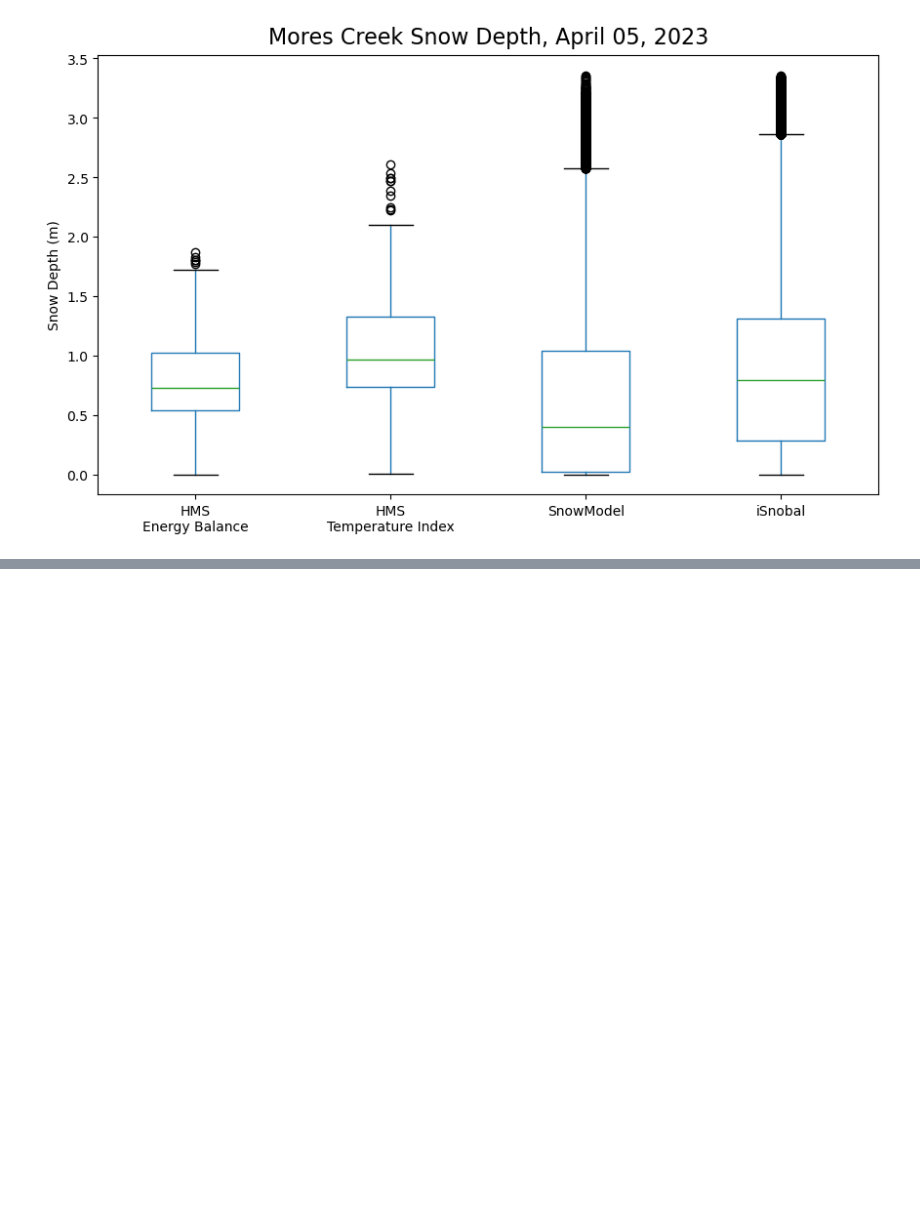
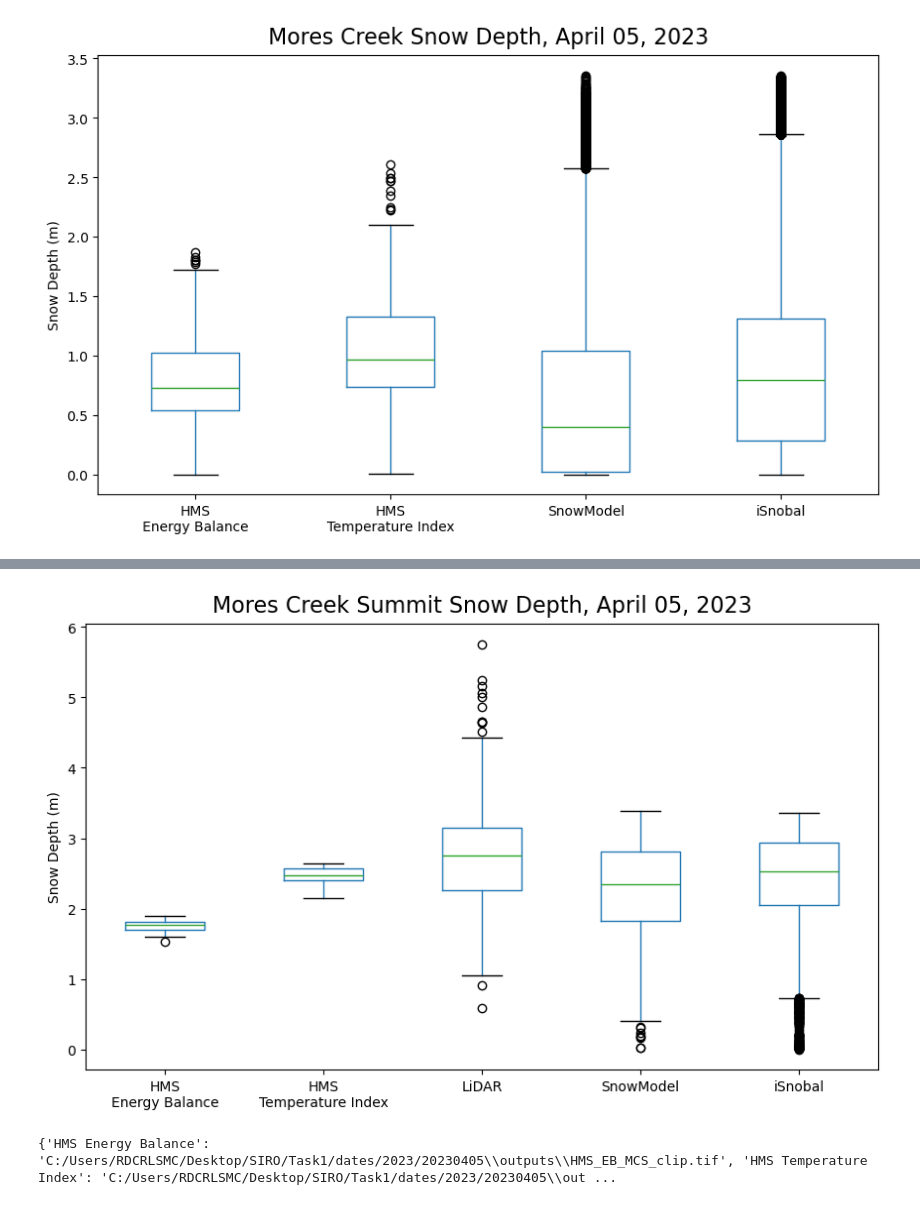
Before and after one commit to naniciafone/SIRO, a Jupyter notebook: notebooks/Model_compare.ipynb, the cells around one changed output, grey strips where cells are left out. Saved outputs shown, nothing was run; the diff lists cells and outputs as text; code cells hidden in the pictures; blank space fills up the shorter version.

```diff
--- a/notebooks/Model_compare.ipynb
+++ b/notebooks/Model_compare.ipynb
@@ -235,0 +338,60 @@ plt.show()
+# %%
+dfs = []
+
+for model, raster_list in rasters.items():
+    for raster in raster_list:
+        with rasterio.open(raster) as src:
+            data = src.read(1, masked=True)
+            mask = (data == -9999)
+            data_masked = np.ma.array(data, mask=mask)  # mask nodata
+            flattened = data_masked.compressed()
+
+        # convert to DataFrame
+            df = pd.DataFrame({
+            "Model": model,        # this column will store model names
+            "value": flattened     # this column stores raster values
+        })
+        dfs.append(df)
+
+all_data = pd.concat(dfs, ignore_index=True)
+# %%
+fig, ax = plt.subplots(figsize=(10, 6))
+
+# Suppose your DataFrame has a column "Model" with long names
+all_data.boxplot(column="value", by="Model", ax=ax, grid=False)
+
+# Remove pandas' default title
+ax.set_title("")
+
+# Create multi-line labels by inserting '\n'
+labels = [label.get_text() for label in ax.get_xticklabels()]
+new_labels = []
+for lbl in labels:
+    if len(lbl) > 12:  # arbitrarily split long labels
+        # split in half
+        mid = len(lbl) // 2
+        # find nearest space to split
+        space_idx = lbl.rfind(" ", 0, mid)
+        if space_idx == -1:
+            space_idx = mid
+        lbl = lbl[:space_idx] + "\n" + lbl[space_idx:].strip()
+    new_labels.append(lbl)
+
+ax.set_xticklabels(new_labels)
+
+# Figure-level title
+fig.suptitle(f"Mores Creek Summit Snow Depth, {date_obj.strftime('%B %d, %Y')}", fontsize=16, y=0.95)
+
+ax.set_ylabel("Snow Depth (m)")
+ax.set_xlabel("")
+
+#plt.tight_layout(rect=[0, 0, 1, 0.92])
+plt.savefig(os.path.join(outputs, "MCS_boxplot.png"), dpi=300, bbox_inches="tight")
+plt.show()
+# %% [output]
+[figure, added]
+# %%
+del rasters["LiDAR"]
+lidar = os.path.join(outputs, "LiDAR_MCS_clip.tif")
+# %% [output]
+{'HMS Energy Balance': 'C:/Users/RDCRLSMC/Desktop/SIRO/Task1/dates/2023/20230405\\outputs\\HMS_EB_MCS_clip.tif', 'HMS Temperature Index': 'C:/Users/RDCRLSMC/Desktop/SIRO/Task1/dates/2023/20230405\\out ...
```
Also changed, not shown: parts of 17 cells of this notebook.
